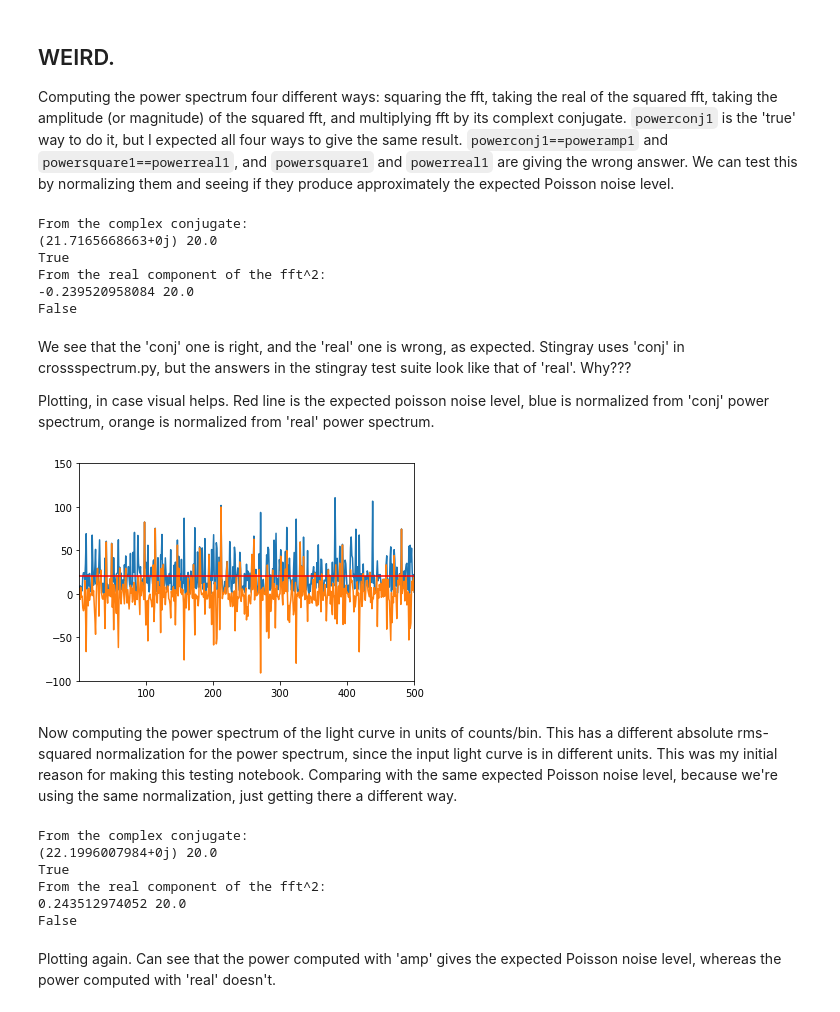
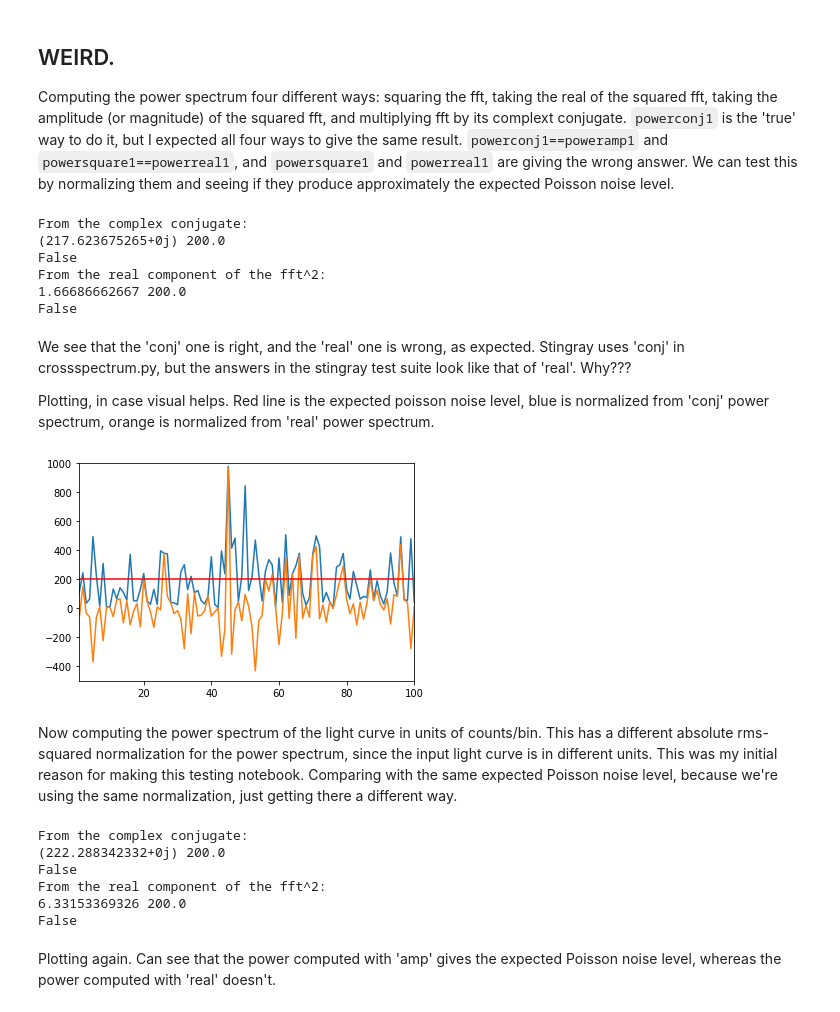
Before and after one commit to abigailStev/solid-barnacle, a Jupyter notebook: testing_power_normalizations.ipynb, the cells around one changed output. Cells and saved outputs as stored; diff of their text form; code cells hidden in the pictures.

Commit message:
Changed plotting window and now using the exact same function as in the stingray test.

```diff
--- a/testing_power_normalizations.ipynb
+++ b/testing_power_normalizations.ipynb
@@ -22,7 +22,7 @@ Using the same seed as in stingray/tests/test_crossspectrum.py (henceforth "the
 np.random.seed(20160528)
 tstart = 0.0
 tend = 1.0
-dt = 0.001
+dt = 0.0001
 n_bins = int(tend/dt)
 time = np.arange(tstart + 0.5 * dt, tend + 0.5 * dt, dt)
 assert n_bins == int(time.shape[0])
@@ -31,6 +31,6 @@ lc_1 = counts1/dt  # puts it in units of counts/second
 idx_nyq = int(n_bins/2)+1  # index of the nyquist frequency
 freqs = np.abs(fftpack.fftfreq(n_bins, d=dt)[0:idx_nyq])  # nyquist freq is neg in scipy; want it to be positive for plotting purposes
 mean_1 = np.mean(lc_1)  # actual mean of the light curve
-realrate_1 = 10.  # expected mean of the light curve
+realrate_1 = 100.  # expected mean of the light curve
 print(mean_1, realrate_1)
 # %% [output]
@@ -76,10 +76,10 @@ print(np.mean(absreal1), abs_noise1)
 print(np.isclose(np.mean(absreal1), abs_noise1, atol=3))
 # %% [output]
 From the complex conjugate:
-(21.7165668663+0j) 20.0
-True
+(217.623675265+0j) 200.0
+False
 From the real component of the fft^2:
--0.239520958084 20.0
+1.66686662667 200.0
 False
 # %% [markdown]
 We see that the 'conj' one is right, and the 'real' one is wrong, as expected. Stingray uses 'conj' in crossspectrum.py, but the answers in the stingray test suite look like that of 'real'. Why???
@@ -88,13 +88,13 @@ Plotting, in case visual helps. Red line is the expected poisson noise level, bl
 # %%
 plt.plot(freqs, absconj1)
 plt.plot(freqs, absreal1)
 plt.axhline(y=abs_noise1, xmin=freqs[0], xmax=freqs[-1], color='r')
-plt.xlim(freqs[1], freqs[-1])
-plt.ylim(-100, 150)
+plt.xlim(freqs[1], 100)
+plt.ylim(-500, 1000)
 plt.show()
 plt.close()
 # %% [output]
-[figure, old version]
+[figure, new version]
 # %% [markdown]
 Now computing the power spectrum of the light curve in units of counts/bin. This has a different absolute rms-squared normalization for the power spectrum, since the input light curve is in different units. This was my initial reason for making this testing notebook. Comparing with the same expected Poisson noise level, because we're using the same normalization, just getting there a different way.
 # %%
@@ -114,10 +114,10 @@ print(np.mean(cts_absreal1), abs_noise1)
 print(np.isclose(np.mean(cts_absreal1), abs_noise1, atol=3))
 # %% [output]
 From the complex conjugate:
-(22.1996007984+0j) 20.0
-True
+(222.288342332+0j) 200.0
+False
 From the real component of the fft^2:
-0.243512974052 20.0
+6.33153369326 200.0
 False
 # %% [markdown]
 Plotting again. Can see that the power computed with 'amp' gives the expected Poisson noise level, whereas the power computed with 'real' doesn't.
```
Also changed, not shown: parts of 6 cells of this notebook.
